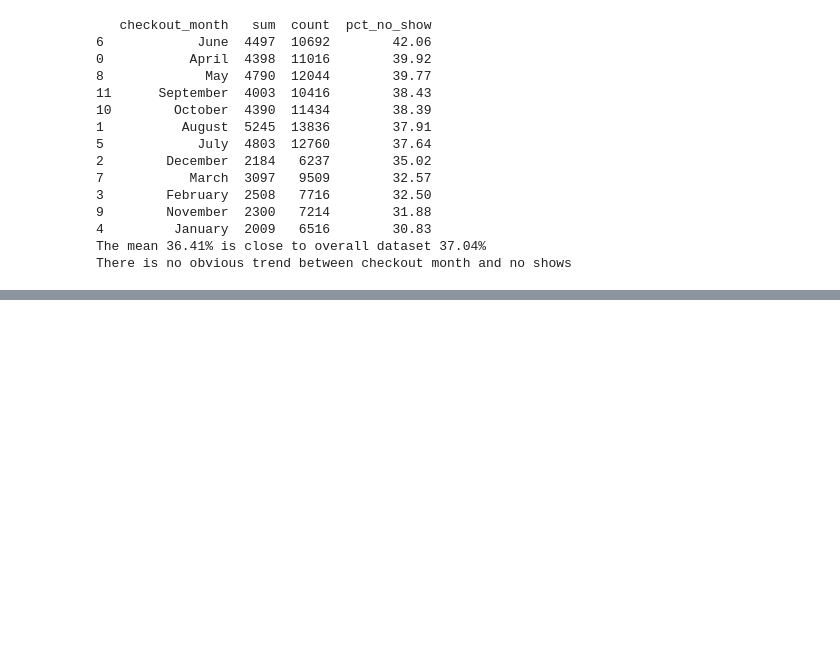
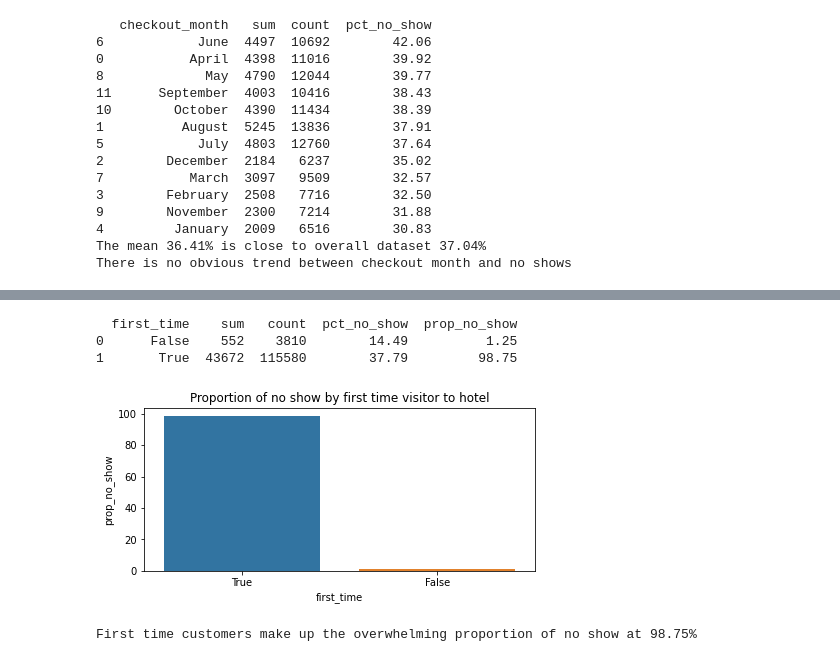
Before and after one commit to marmal88/Hotel-Bookings, a Jupyter notebook: eda.ipynb, the cells around one changed output, grey strips where cells are left out. Drawn from its saved outputs; the diff is of its cells as text; code cells hidden in the pictures; blank space fills up the shorter version.

```diff
--- a/eda.ipynb
+++ b/eda.ipynb
@@ -356,0 +446,20 @@ There is no obvious trend between checkout month and no shows
+# %%
+# 6. Are first time customers more likely to no-show?
+first = df.groupby("first_time")["no_show"].agg(["sum", "count"]).reset_index()
+first["pct_no_show"] = round((first["sum"]/first["count"])*100,2)
+first["prop_no_show"] = round((first["sum"]/first["sum"].sum())*100,2)
+print(first)
+
+# Plotting
+plt.figure(figsize = (7,3))
+sns.barplot(data=first, x="first_time", y="prop_no_show", order=first.sort_values("prop_no_show", ascending=False).first_time).set(title="Proportion of no show by first time visitor to hotel")
+plt.show()
+
+# Findings
+print(f"First time customers make up the overwhelming proportion of no show at {first.iloc[1,-1]}%")
+# %% [output]
+  first_time    sum   count  pct_no_show  prop_no_show
+0      False    552    3810        14.49          1.25
+1       True  43672  115580        37.79         98.75
+[figure, added]
+First time customers make up the overwhelming proportion of no show at 98.75%
```
Also changed, not shown: parts of 19 cells of this notebook, 8 other files.
